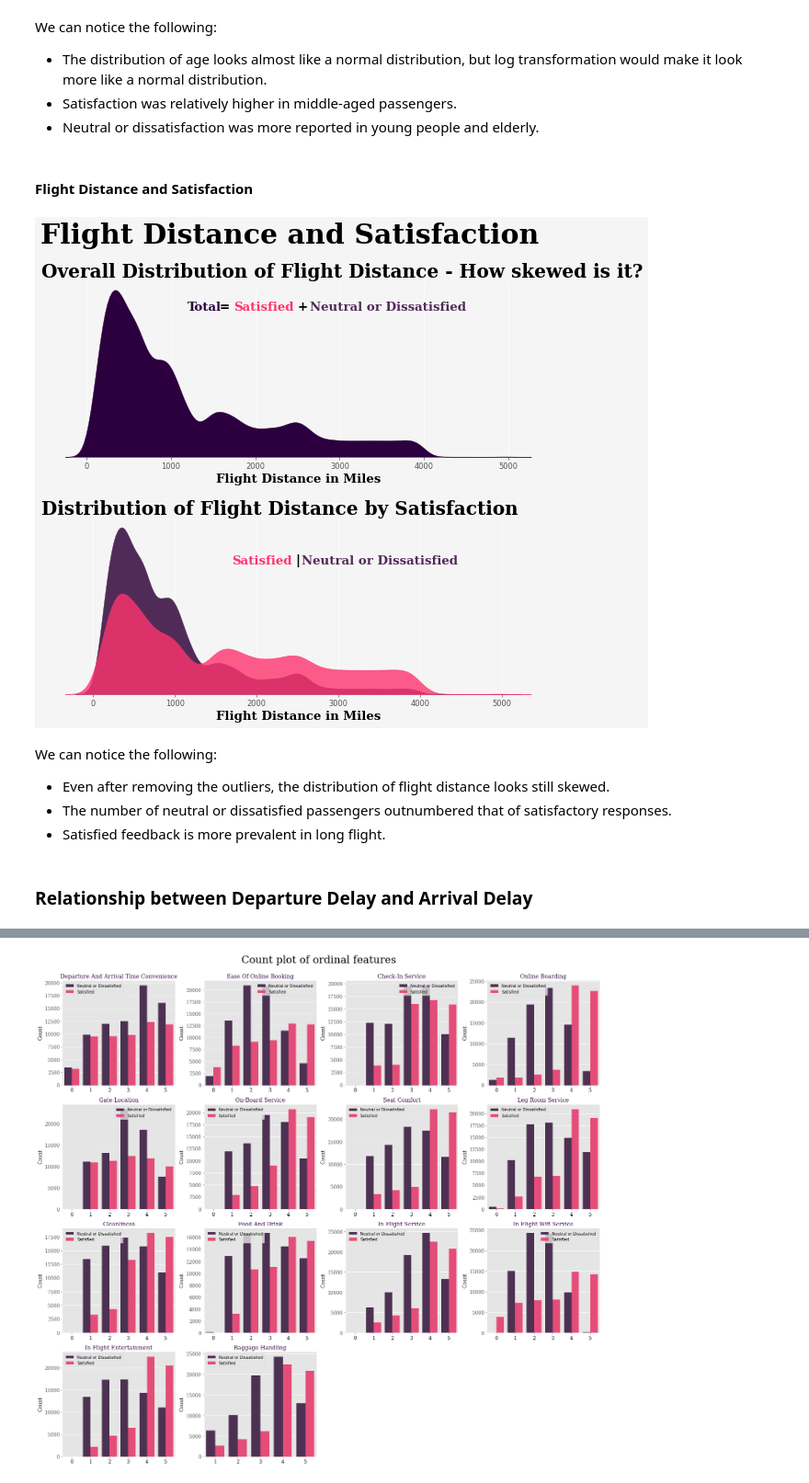
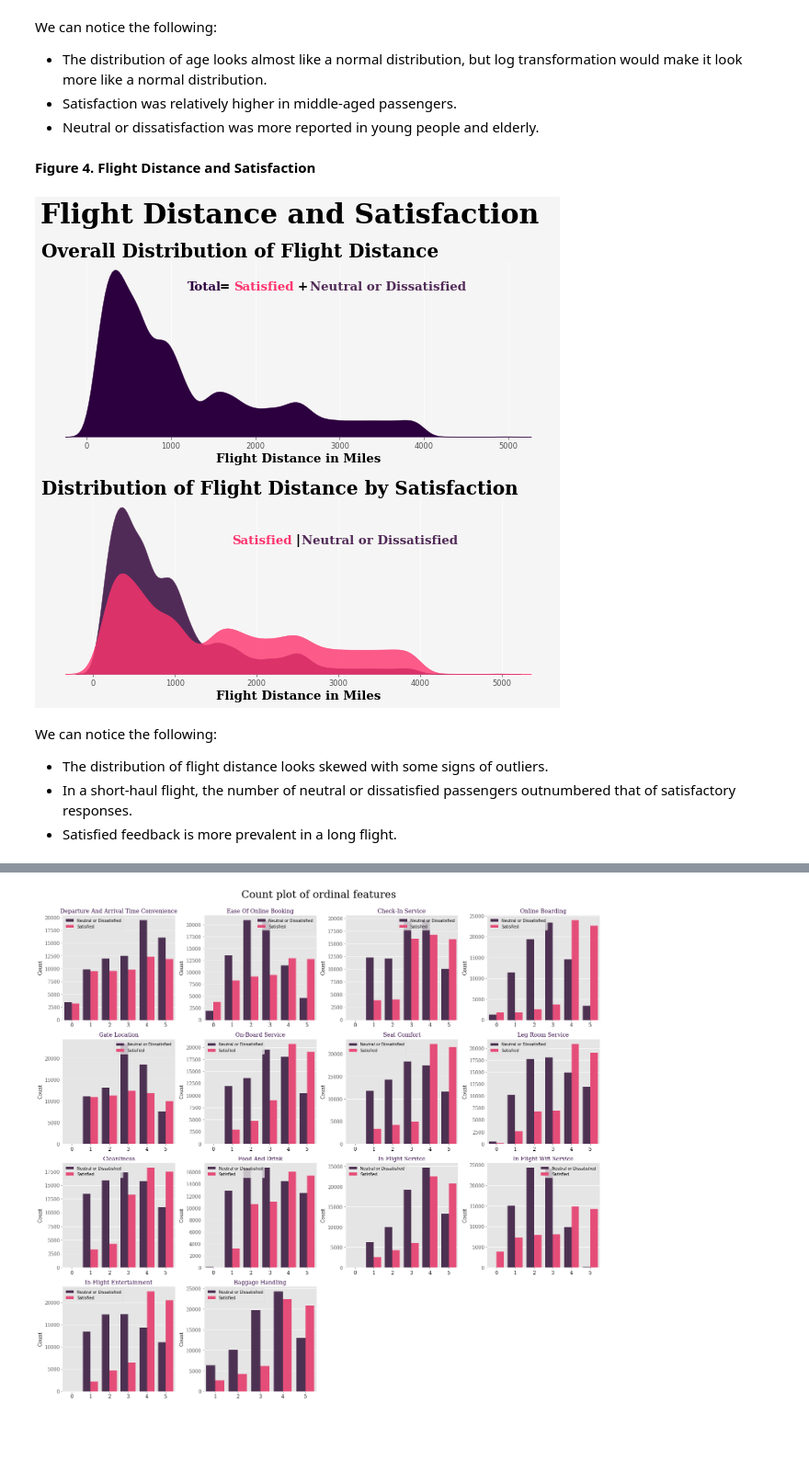
Before and after one commit to phily5051/CASA0006, a Jupyter notebook: business_traveler.ipynb, the cells around one changed output, grey strips where cells are left out. Shown at 92% size. Saved outputs shown, nothing was run; the diff lists cells and outputs as text; code cells hidden in the pictures; blank space fills up the shorter version.

```diff
--- a/business_traveler.ipynb
+++ b/business_traveler.ipynb
@@ -444,7 +426,7 @@ We can notice the following:
 - Satisfaction was relatively higher in middle-aged passengers.
 - Neutral or dissatisfaction was more reported in young people and elderly.
 # %% [markdown]
-#### Flight Distance and Satisfaction
+**Figure 4. Flight Distance and Satisfaction**
 # %%
 # Flight Distance and Satisfaction
 fig = plt.figure(figsize = (12,10), dpi = 60)
@@ -480,40 +462,38 @@ ax1.set_xlabel('Flight Distance in Miles', fontdict = {'font':'Serif', 'color':
 ax1.text(1200, 0.00070, 'Total', {'font':'Serif', 'size': 16,'color': '#2c003e','weight':'bold'})
 ax1.text(1580, 0.00070,  '=', {'color':'black' , 'size': 16, 'weight': 'bold'})
 ax1.text(1750, 0.00070, 'Satisfied', fontdict={'font':'Serif', 'color':'black', 'size': 16,'weight':'bold','style':'normal', 'color':'#fe346e'})
 ax1.text(2500, 0.00070,  '+', {'color':'black' , 'size': 16, 'weight': 'bold'})
 ax1.text(2650, 0.00070,  'Neutral or Dissatisfied', fontdict={'font':'Serif', 'color':'black', 'size': 16,'weight':'bold','style':'normal', 'color':'#512b58'})
 
 
 # distribution plots with hue of satisfaction, to show the distribution of a variable with regards to target variable
 
 
 sns.kdeplot(data = data[data['Satisfaction'] == "Neutral or Dissatisfied"], x = 'Flight Distance',ax = ax2, shade = True,  alpha = 1, color = '#512b58')
 sns.kdeplot(data = data[data['Satisfaction'] == "Satisfied"], x = 'Flight Distance',ax = ax2, shade = True,  alpha = 0.8, color = '#fe346e')
 
 ax2.set_xlabel('Flight Distance in Miles', fontdict = {'font':'Serif', 'color': 'black', 'weight':'bold','size': 16})
 
 # adding texts to ax2
 ax2.text(1700, 0.00075, 'Satisfied', fontdict={'font':'Serif', 'color':'black', 'size':16,'weight':'bold','style':'normal', 'color':'#fe346e'})
 ax2.text(2470, 0.00075,  '|', {'color':'black' , 'size': 16, 'weight': 'bold'})
 ax2.text(2550, 0.00075,  'Neutral or Dissatisfied', fontdict={'font':'Serif', 'color':'black', 'size':16,'weight':'bold','style':'normal', 'color':'#512b58'})
 
 # Set titles for both plots
-ax1.set_title('Overall Distribution of Flight Distance - How skewed is it?', fontdict = {'font':'Serif', 'color': 'black', 'size': 24,'weight':'bold' }, loc ='left')
+ax1.set_title('Overall Distribution of Flight Distance', fontdict = {'font':'Serif', 'color': 'black', 'size': 24,'weight':'bold' }, loc ='left')
 ax2.set_title('Distribution of Flight Distance by Satisfaction', fontdict = {'font':'Serif', 'color': 'black', 'size': 24,'weight':'bold' },loc='left')
 
 
 
 fig.suptitle('Flight Distance and Satisfaction', fontsize=36, fontweight='bold', fontfamily='serif')
 
 
 fig.show()
 # %% [output]
-[figure, old version]
+[figure, new version]
 # %% [markdown]
 We can notice the following:
 
-- Even after removing the outliers, the distribution of flight distance looks still skewed.
-- The number of neutral or dissatisfied passengers outnumbered that of satisfactory responses.
-- Satisfied feedback is more prevalent in long flight.
+- The distribution of flight distance looks skewed with some signs of outliers.
+- In a short-haul flight, the number of neutral or dissatisfied passengers outnumbered that of satisfactory responses.
+- Satisfied feedback is more prevalent in a long flight.
-# %% [markdown]
-### Relationship between Departure Delay and Arrival Delay
```
Also changed, not shown: parts of 103 cells of this notebook.
